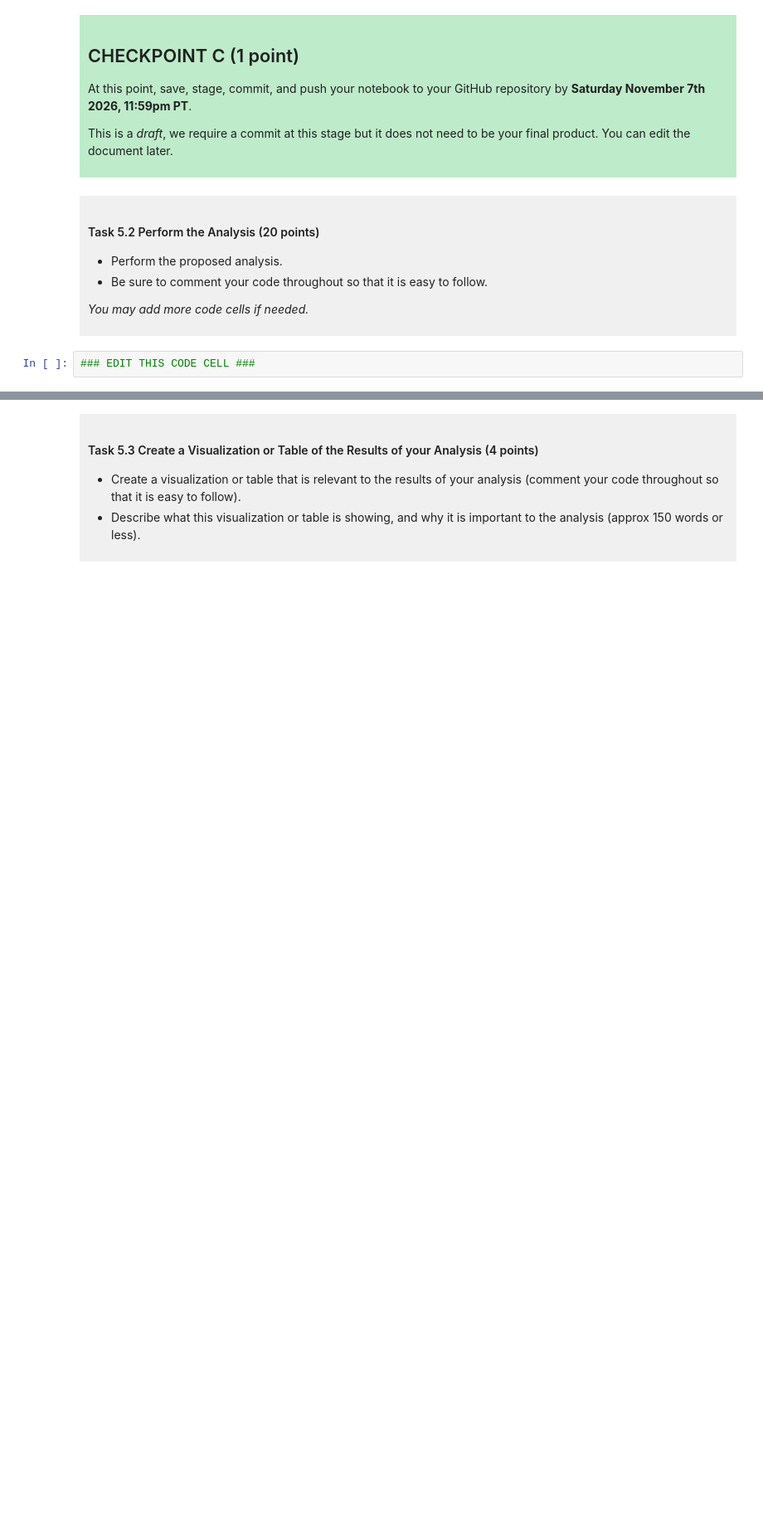
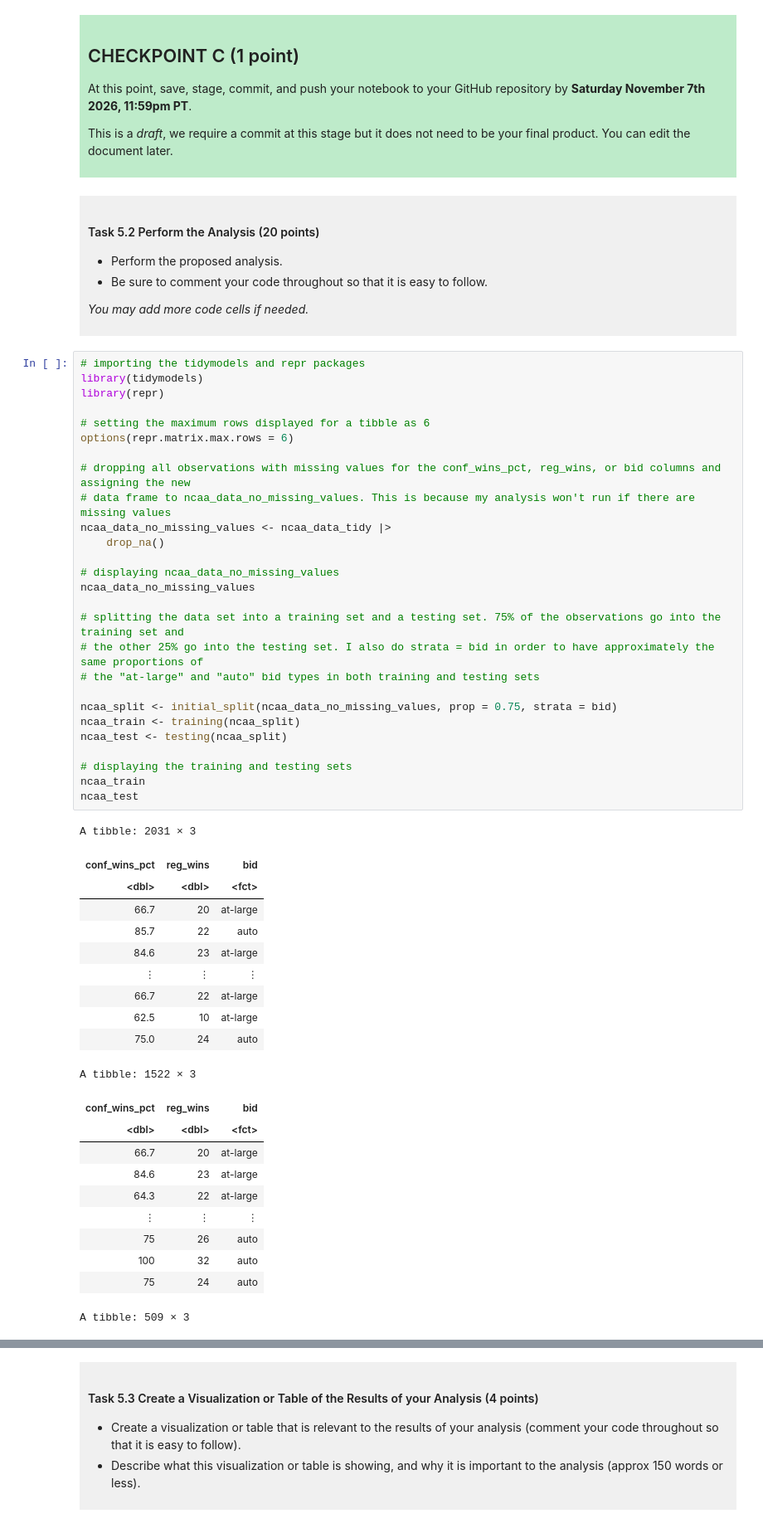
Before and after one commit to chickensandwich2736/dsci-100-project-alex-ren, a Jupyter notebook: dsci-100-project-notebook.ipynb, the cells around one changed output, grey strips where cells are left out. Shown at 83% size. Cells and saved outputs as stored; diff of their text form; blank space fills up the shorter version.

```diff
--- a/dsci-100-project-notebook.ipynb
+++ b/dsci-100-project-notebook.ipynb
@@ -474,4 +474,51 @@ This is a *draft*, we require a commit at this stage but it does not need to be
 
 </div>
 # %%
-### EDIT THIS CODE CELL ###
+# importing the tidymodels and repr packages
+library(tidymodels)
+library(repr)
+
+# setting the maximum rows displayed for a tibble as 6
+options(repr.matrix.max.rows = 6)
+
+# dropping all observations with missing values for the conf_wins_pct, reg_wins, or bid columns and assigning the new
+# data frame to ncaa_data_no_missing_values. This is because my analysis won't run if there are missing values
+ncaa_data_no_missing_values <- ncaa_data_tidy |>
+    drop_na()
+
+# displaying ncaa_data_no_missing_values
+ncaa_data_no_missing_values
+
+# splitting the data set into a training set and a testing set. 75% of the observations go into the training set and
+# the other 25% go into the testing set. I also do strata = bid in order to have approximately the same proportions of
+# the "at-large" and "auto" bid types in both training and testing sets
+
+ncaa_split <- initial_split(ncaa_data_no_missing_values, prop = 0.75, strata = bid)
+ncaa_train <- training(ncaa_split)
+ncaa_test <- testing(ncaa_split)
+
+# displaying the training and testing sets
+ncaa_train
+ncaa_test
+# %% [output]
+A tibble: 2031 × 3
+| conf_wins_pct | reg_wins | bid |
+| <dbl> | <dbl> | <fct> |
+| 66.7 | 20 | at-large |
+| 85.7 | 22 | auto |
+| 84.6 | 23 | at-large |
+| ⋮ | ⋮ | ⋮ |
+| 66.7 | 22 | at-large |
+| 62.5 | 10 | at-large |
+| 75.0 | 24 | auto |
+A tibble: 1522 × 3
+| conf_wins_pct | reg_wins | bid |
+| <dbl> | <dbl> | <fct> |
+| 66.7 | 20 | at-large |
+| 84.6 | 23 | at-large |
+| 64.3 | 22 | at-large |
+| ⋮ | ⋮ | ⋮ |
+| 75 | 26 | auto |
+| 100 | 32 | auto |
+| 75 | 24 | auto |
+A tibble: 509 × 3
```
Also changed, not shown: parts of 11 cells of this notebook.
